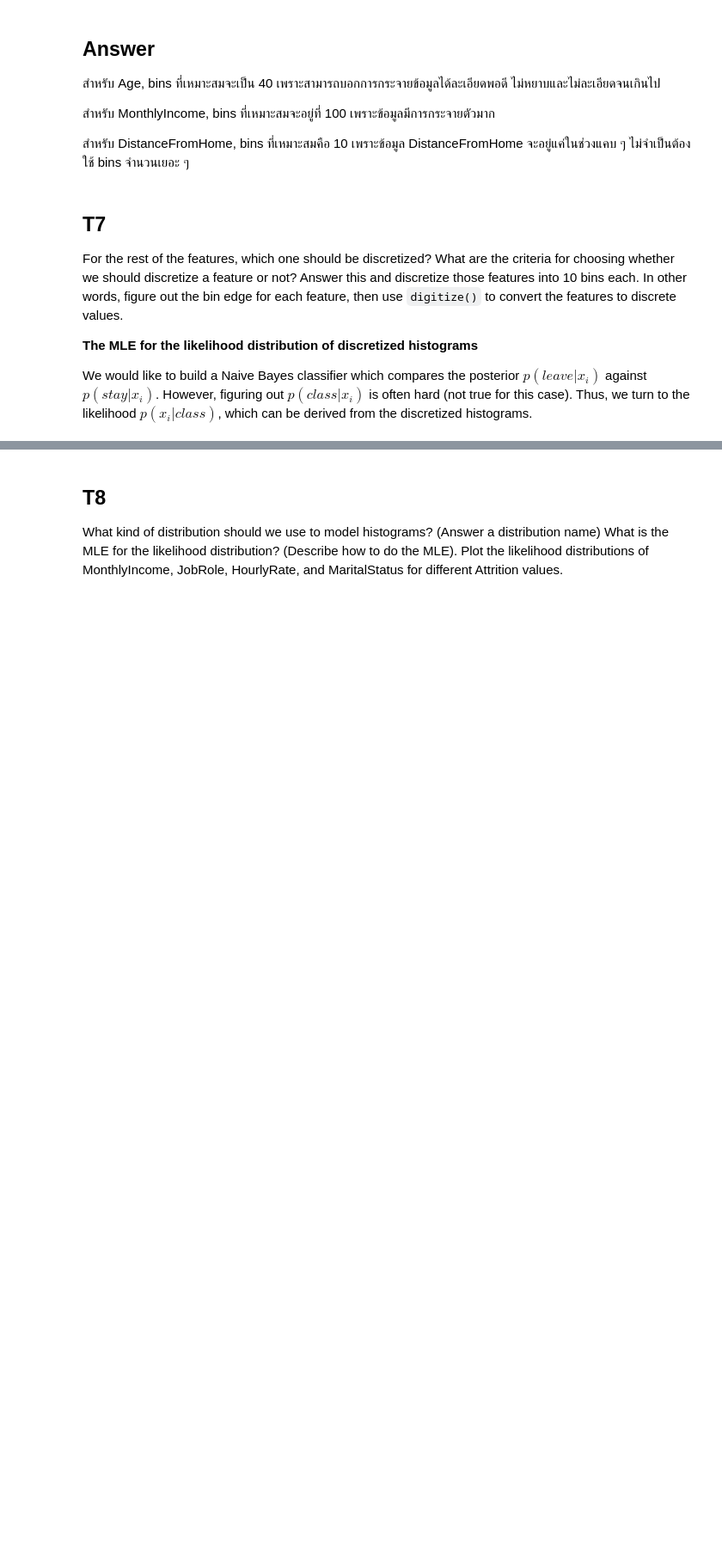
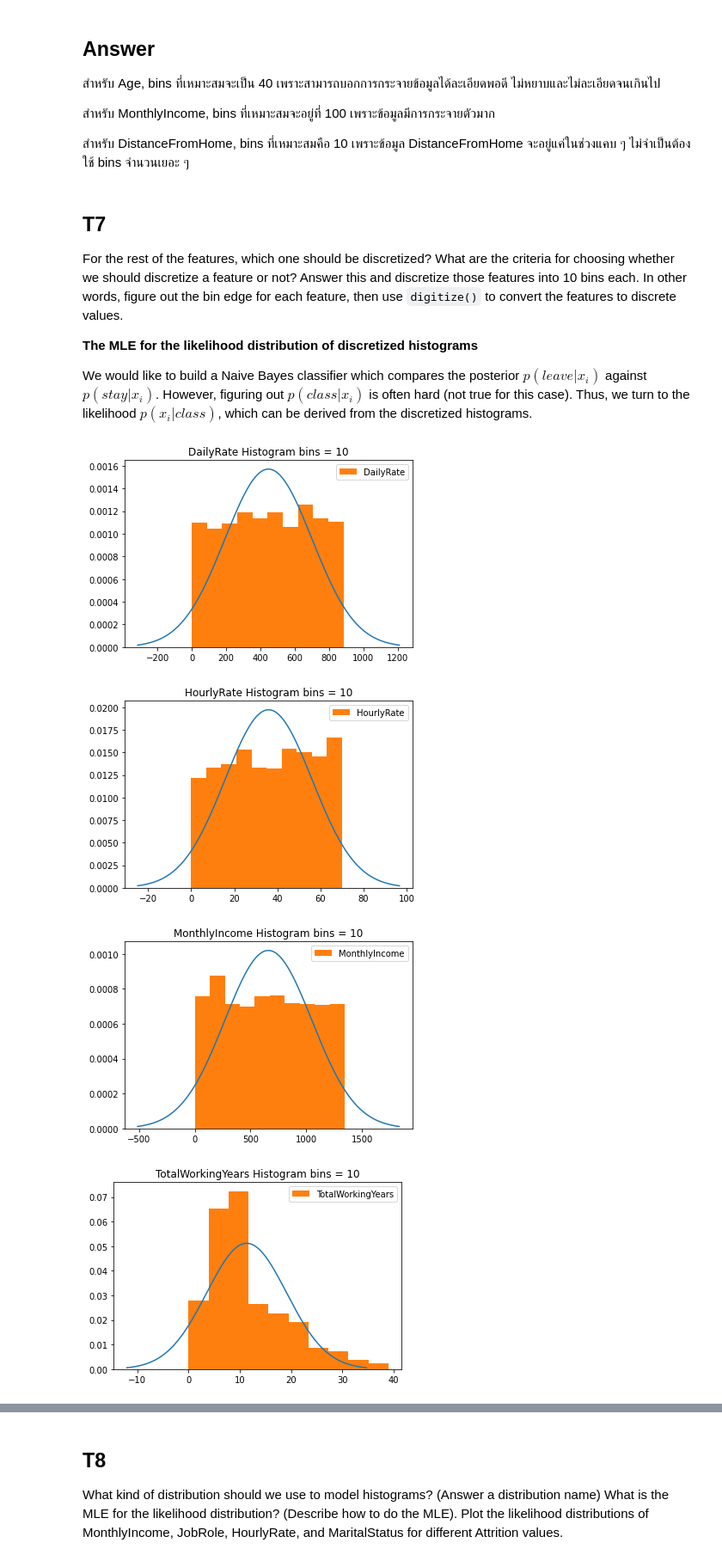
Before and after one commit to saenyakorn/2110573-PATT-RECOG, a Jupyter notebook: HW/HW02/HW02_Saenyakorn_Siangsanoh.ipynb, the cells around one changed output, grey strips where cells are left out. Shown at 86% size. Drawn from its saved outputs; the diff is of its cells as text; code cells hidden in the pictures; blank space fills up the shorter version.

```diff
--- a/HW/HW02/HW02_Saenyakorn_Siangsanoh.ipynb
+++ b/HW/HW02/HW02_Saenyakorn_Siangsanoh.ipynb
@@ -423,3 +440,14 @@ For the rest of the features, which one should be discretized? What are the crit
 **The MLE for the likelihood distribution of discretized histograms**
 
 We would like to build a Naive Bayes classifier which compares the posterior $p(leave|x_i)$ against $p(stay|x_i)$. However, figuring out $p(class|x_i)$ is often hard (not true for this case). Thus, we turn to the likelihood $p(x_i|class)$, which can be derived from the discretized histograms.
+# %%
+bin_data(train_data["DailyRate"].values, 10, hist=True, title="DailyRate", gaussian=True)
+bin_data(train_data["HourlyRate"].values, 10, hist=True, title="HourlyRate", gaussian=True)
+bin_data(train_data["MonthlyIncome"].values, 10, hist=True, title="MonthlyIncome", gaussian=True)
+bin_data(train_data["TotalWorkingYears"].values, 10, hist=True, title="TotalWorkingYears", gaussian=True)
+print()
+# %% [output]
+[figure, added]
+[figure, added]
+[figure, added]
+[figure, added]
```
Also changed, not shown: parts of 15 cells of this notebook.
